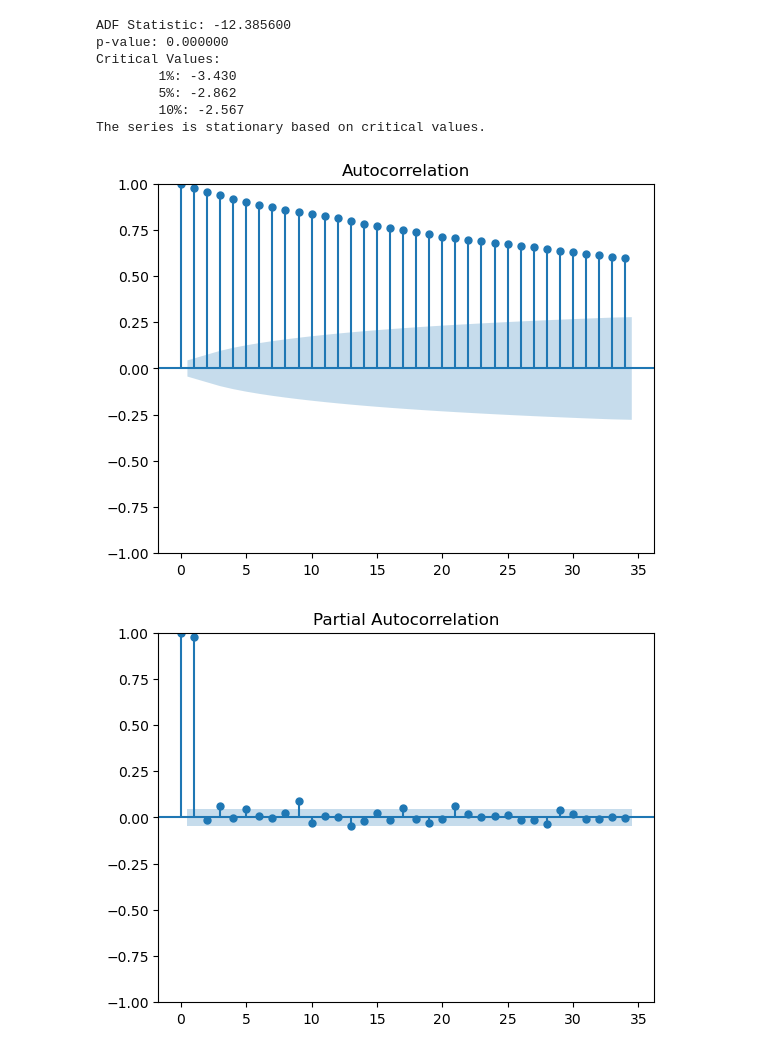
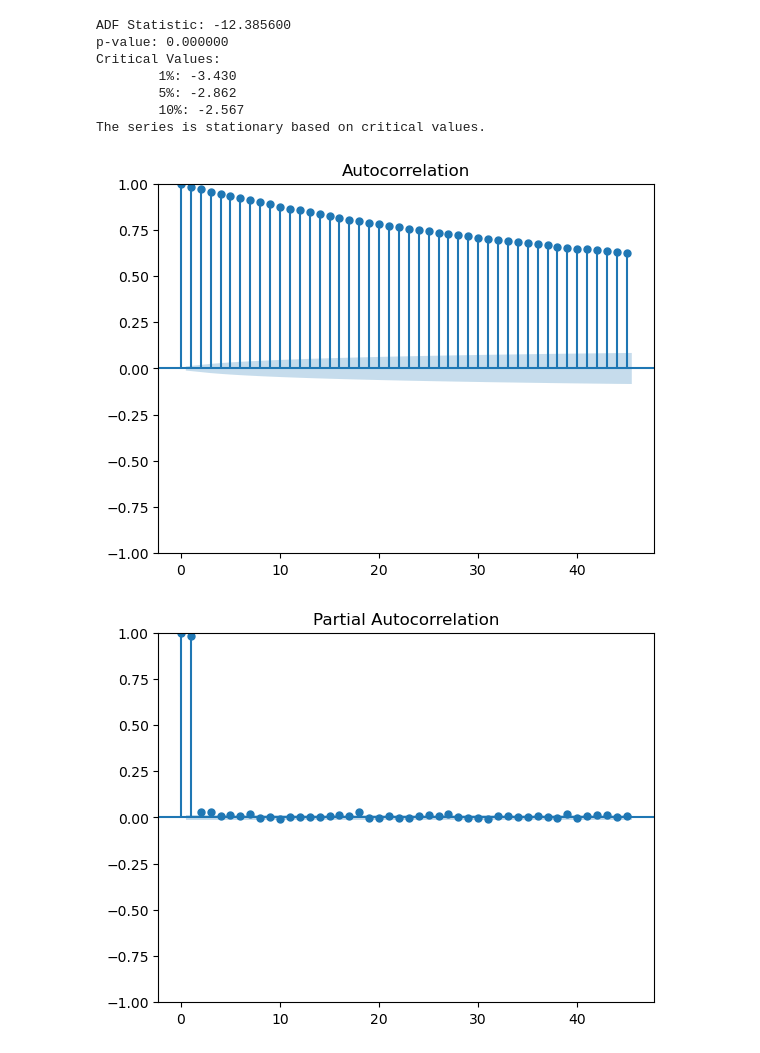
Before and after one commit to UoB-DSMP-2023-24/dsmp-2024-group17, a Jupyter notebook: ARIMA.ipynb, the cells around one changed output. Cells and saved outputs as stored; diff of their text form; code cells hidden in the pictures.

```diff
--- a/ARIMA.ipynb
+++ b/ARIMA.ipynb
@@ -285,17 +285,17 @@ The series is stationary based on critical values.
 # %%
 from statsmodels.graphics.tsaplots import plot_acf, plot_pacf
 import matplotlib.pyplot as plt
 
 # Selecting the first 2000 rows
-data_subset = df_final_filtered['bid_price1'].iloc[:2000]
+data_subset = df_final_filtered['bid_price1'].iloc[:30000]
 
 # Plot ACF and PACF for the subset
 plot_acf(data_subset)
 plot_pacf(data_subset)
 plt.show()
 # %% [output]
-[figure, old version]
+[figure, new version]
-[figure, old version]
+[figure, new version]
 # %%
 import pmdarima as pm
 
```
Also changed, not shown: parts of 7 cells of this notebook.
